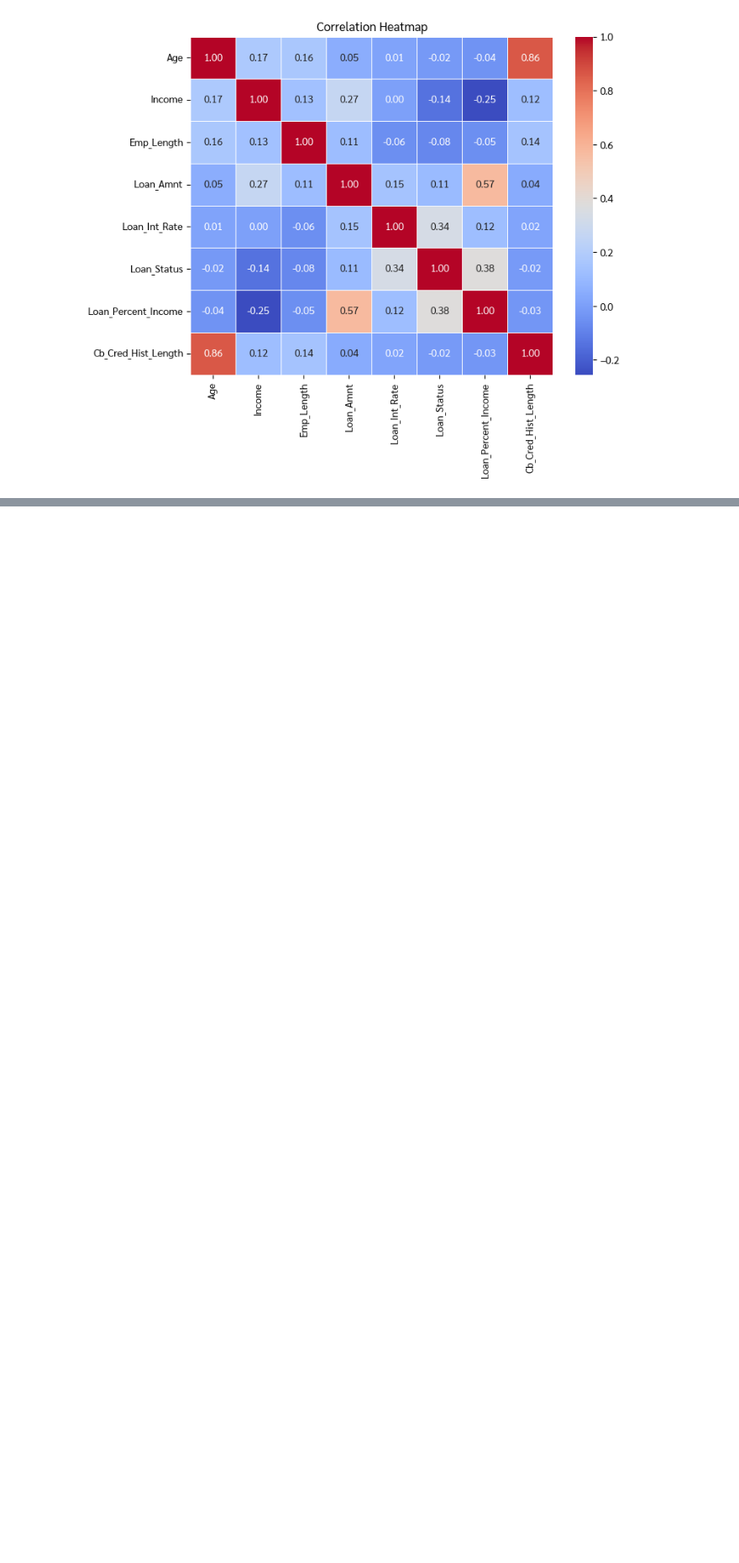
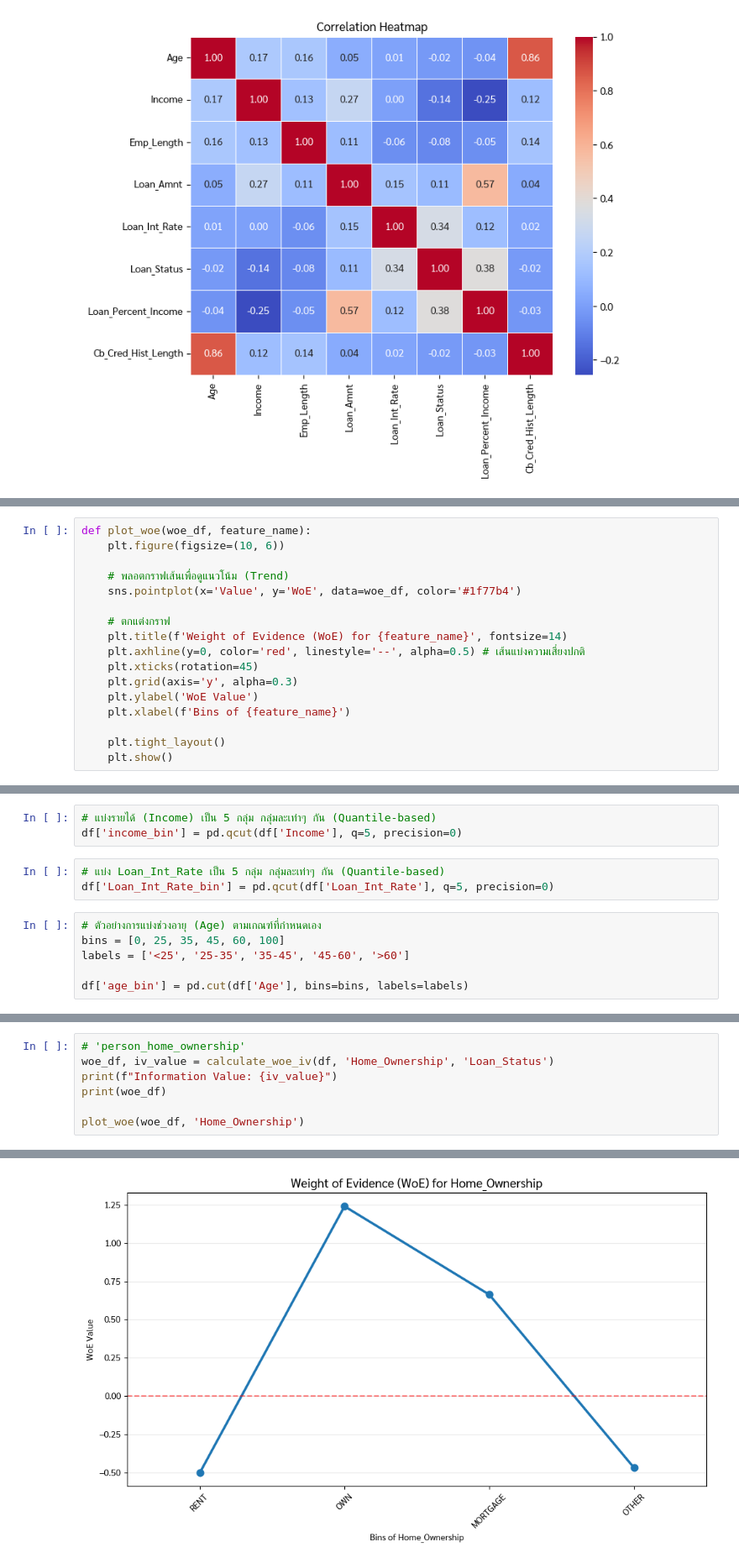
Before and after one commit to PoomTheerapat/Credit-Risk-Analysis, a Jupyter notebook: Explore.ipynb, the cells around one changed output, grey strips where cells are left out. Shown: that part at 84% size. Cells and saved outputs as stored; diff of their text form; blank space fills up the shorter version.

```diff
--- a/Explore.ipynb
+++ b/Explore.ipynb
@@ -253,0 +389,17 @@ plt.show()
+# %%
+def plot_woe(woe_df, feature_name):
+    plt.figure(figsize=(10, 6))
+
+    # พลอตกราฟเส้นเพื่อดูแนวโน้ม (Trend)
+    sns.pointplot(x='Value', y='WoE', data=woe_df, color='#1f77b4')
+
+    # ตกแต่งกราฟ
+    plt.title(f'Weight of Evidence (WoE) for {feature_name}', fontsize=14)
+    plt.axhline(y=0, color='red', linestyle='--', alpha=0.5) # เส้นแบ่งความเสี่ยงปกติ
+    plt.xticks(rotation=45)
+    plt.grid(axis='y', alpha=0.3)
+    plt.ylabel('WoE Value')
+    plt.xlabel(f'Bins of {feature_name}')
+
+    plt.tight_layout()
+    plt.show()
@@ -253,0 +422,12 @@ plt.show()
+# %%
+# แบ่งรายได้ (Income) เป็น 5 กลุ่ม กลุ่มละเท่าๆ กัน (Quantile-based)
+df['income_bin'] = pd.qcut(df['Income'], q=5, precision=0)
+# %%
+# แบ่ง Loan_Int_Rate เป็น 5 กลุ่ม กลุ่มละเท่าๆ กัน (Quantile-based)
+df['Loan_Int_Rate_bin'] = pd.qcut(df['Loan_Int_Rate'], q=5, precision=0)
+# %%
+# ตัวอย่างการแบ่งช่วงอายุ (Age) ตามเกณฑ์ที่กำหนดเอง
+bins = [0, 25, 35, 45, 60, 100]
+labels = ['<25', '25-35', '35-45', '45-60', '>60']
+
+df['age_bin'] = pd.cut(df['Age'], bins=bins, labels=labels)
@@ -253,0 +438,8 @@ plt.show()
+# %%
+# 'person_home_ownership'
+woe_df, iv_value = calculate_woe_iv(df, 'Home_Ownership', 'Loan_Status')
+print(f"Information Value: {iv_value}")
+print(woe_df)
+
+plot_woe(woe_df, 'Home_Ownership')
+# %% [output]
@@ -253,0 +452 @@ plt.show()
+[figure, added]
```
Also changed, not shown: parts of 43 cells of this notebook.
